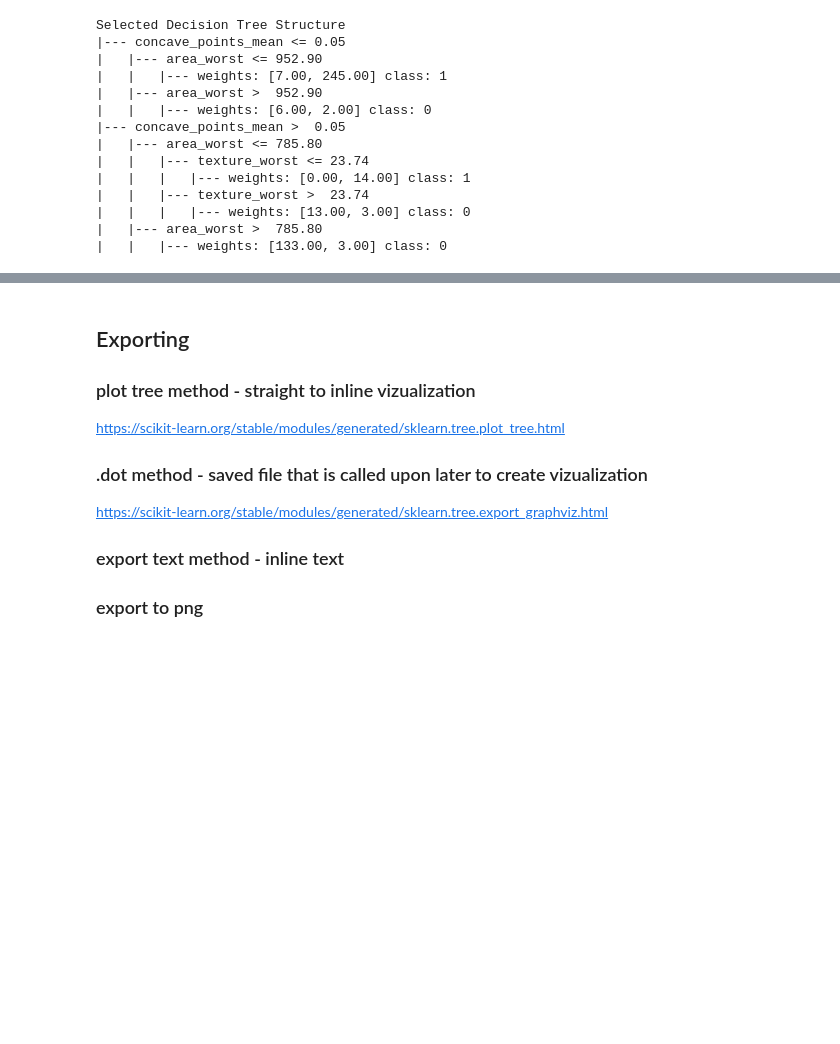
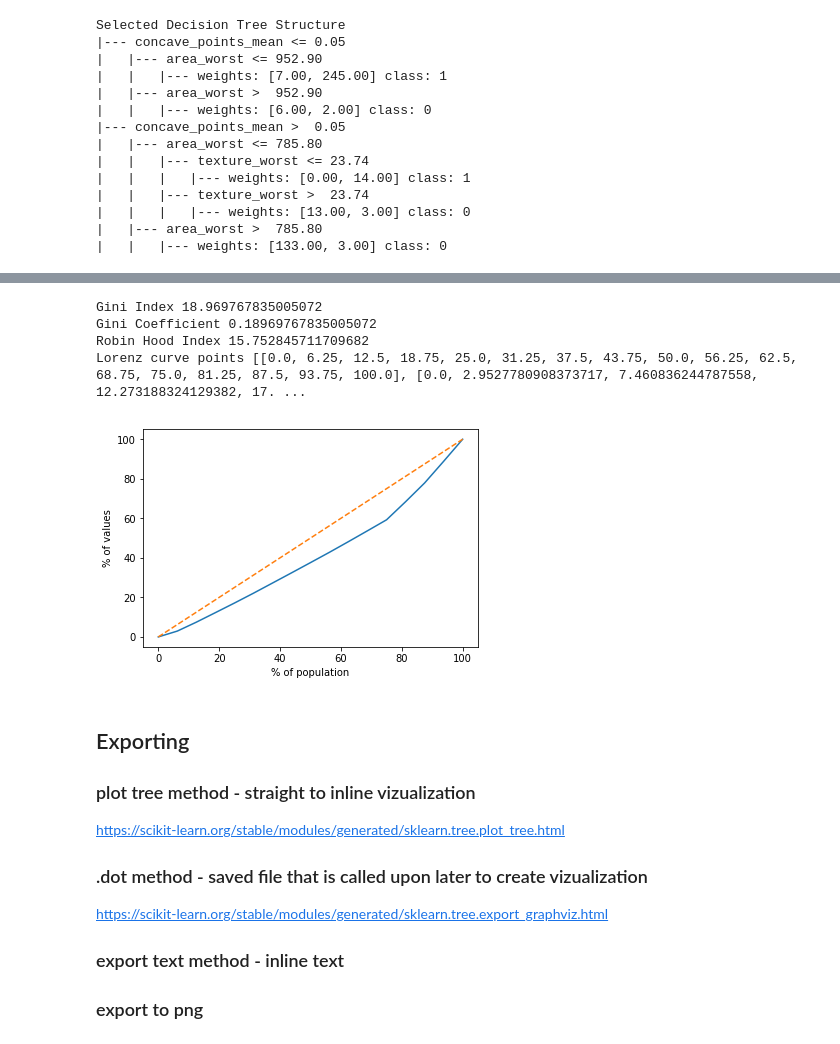
Before and after one commit to BlakeRosenhagen/Decision-Tree-Project, a Jupyter notebook: Cost_Complexity_Pruning.ipynb, the cells around one changed output, grey strips where cells are left out. Saved outputs shown, nothing was run; the diff lists cells and outputs as text; code cells hidden in the pictures; blank space fills up the shorter version.

Commit message:
adding gini index component

```diff
--- a/Cost_Complexity_Pruning.ipynb
+++ b/Cost_Complexity_Pruning.ipynb
@@ -205,0 +213,13 @@ Selected Decision Tree Structure
+# %%
+def gini(array):
+    """Calculate the Gini coefficient of a numpy array."""
+    # based on bottom eq: http://www.statsdirect.com/help/content/image/stat0206_wmf.gif
+    # from: http://www.statsdirect.com/help/default.htm#nonparametric_methods/gini.htm
+    array = array.flatten() #all values are treated equally, arrays must be 1d
+    if np.amin(array) < 0:
+        array -= np.amin(array) #values cannot be negative
+    array += 0.0000001 #values cannot be 0
+    array = np.sort(array) #values must be sorted
+    index = np.arange(1,array.shape[0]+1) #index per array element
+    n = array.shape[0]#number of array elements
+    return ((np.sum((2 * index - n  - 1) * array)) / (n * np.sum(array))) #Gini coefficient
@@ -206,3 +334,28 @@ Selected Decision Tree Structure
+# %%
+##Example
+#sample1 = [1, 2, 1.2, 2, 3, 1.9, 2.2, 4.5]
+sample2 = [812, 841, 400, 487, 262, 442, 972, 457, 491, 461, 430, 465, 991, \
+            479, 427, 456]
+
+#result = GRLC(sample1)
+result = GRLC(sample2)
+
+print('Gini Index', result[0])
+print('Gini Coefficient', result[1])
+print('Robin Hood Index', result[2])
+print('Lorenz curve points', result[3])
+
+#Plot
+plt.plot(result[3][0], result[3][1], [0, 100], [0, 100], '--')
+plt.xlabel('% of population')
+plt.ylabel('% of values')
+plt.show()
+# %% [output]
+Gini Index 18.969767835005072
+Gini Coefficient 0.18969767835005072
+Robin Hood Index 15.752845711709682
+Lorenz curve points [[0.0, 6.25, 12.5, 18.75, 25.0, 31.25, 37.5, 43.75, 50.0, 56.25, 62.5, 68.75, 75.0, 81.25, 87.5, 93.75, 100.0], [0.0, 2.9527780908373717, 7.460836244787558, 12.273188324129382, 17. ...
+[figure, added]
 # %% [markdown]
 ## Exporting
 ### plot tree method - straight to inline vizualization
```
Also changed, not shown: parts of 11 cells of this notebook, 3 other files.
